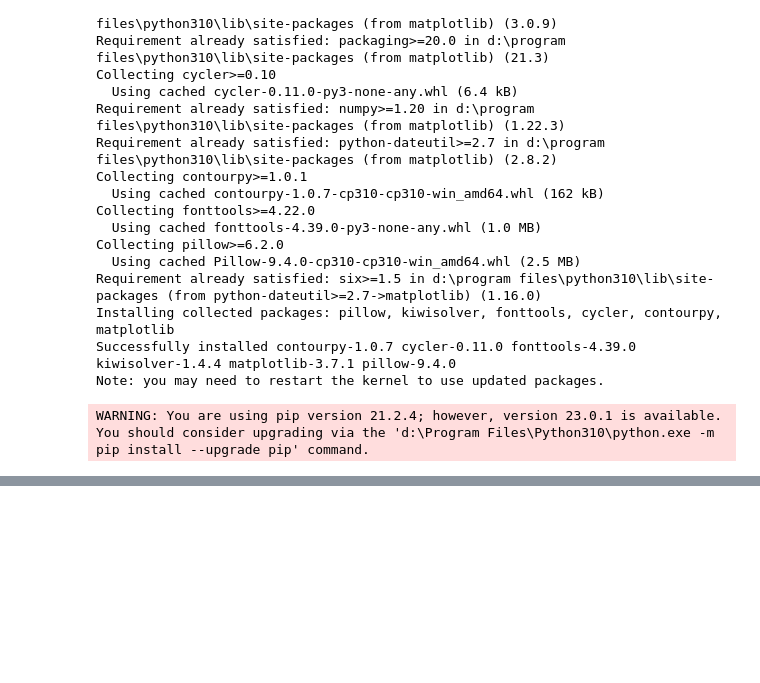
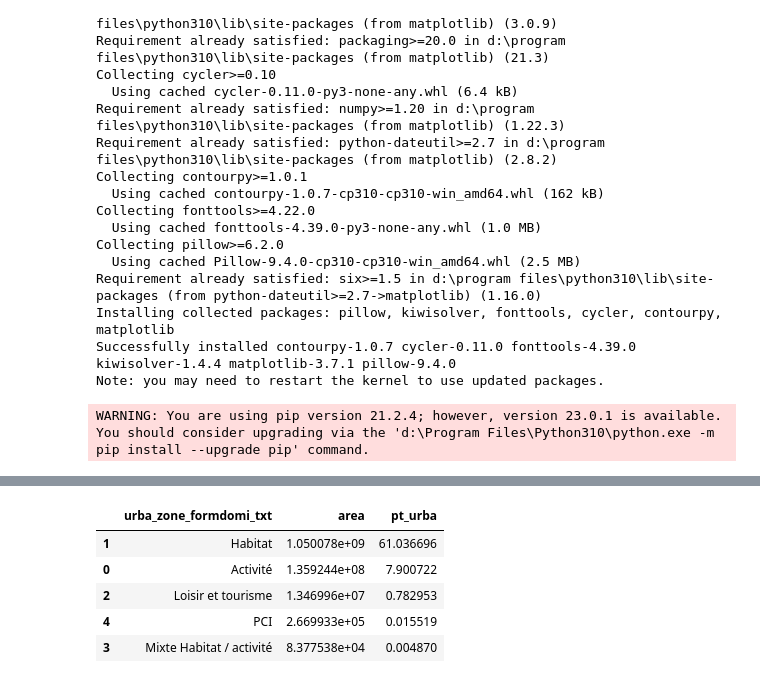
Before and after one commit to lanxuanete/oris_technical_exercise_data_engineer, a Jupyter notebook: technical_exercise.ipynb, the cells around one changed output, grey strips where cells are left out. Cells and saved outputs as stored; diff of their text form; code cells hidden in the pictures; blank space fills up the shorter version.

```diff
--- a/technical_exercise.ipynb
+++ b/technical_exercise.ipynb
@@ -119,0 +183,13 @@ gdf_output.to_csv('cartofriches_clean.csv',index=False,encoding='utf_8_sig')
+# %%
+#Distribution of wasteland by urba type
+wasteland_area_by_urba = cartofriches_mapped.groupby('urba_zone_formdomi_txt')['area'].sum().reset_index()
+wasteland_area_by_urba  = wasteland_area_by_urba.sort_values('area', ascending=False)
+wasteland_area_by_urba['pt_urba']=wasteland_area_by_urba.apply(lambda x: x['area']/total_wasteland_area*100,axis=1)
+wasteland_area_by_urba.head(100)
+# %% [output]
+|  | urba_zone_formdomi_txt | area | pt_urba |
+| 1 | Habitat | 1.050078e+09 | 61.036696 |
+| 0 | Activité | 1.359244e+08 | 7.900722 |
+| 2 | Loisir et tourisme | 1.346996e+07 | 0.782953 |
+| 4 | PCI | 2.669933e+05 | 0.015519 |
+| 3 | Mixte Habitat / activité | 8.377538e+04 | 0.004870 |
```
Also changed, not shown: parts of 7 cells of this notebook.
